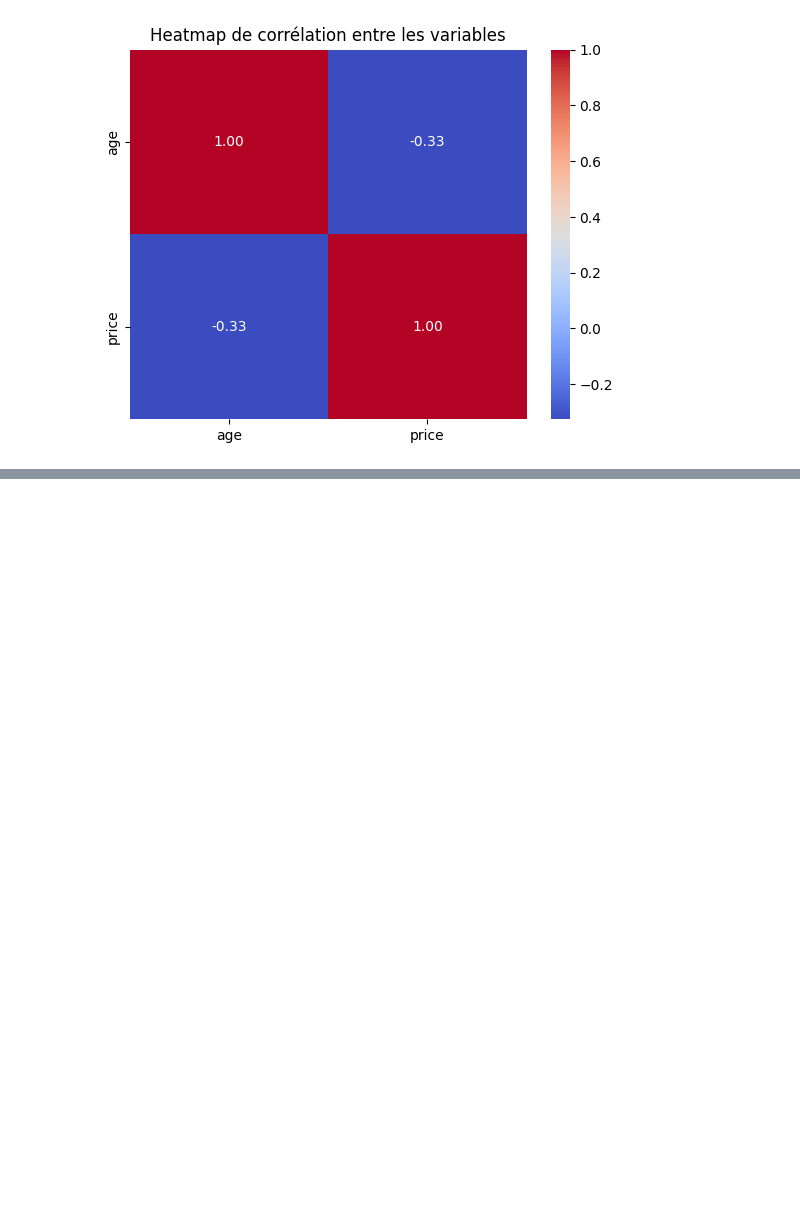
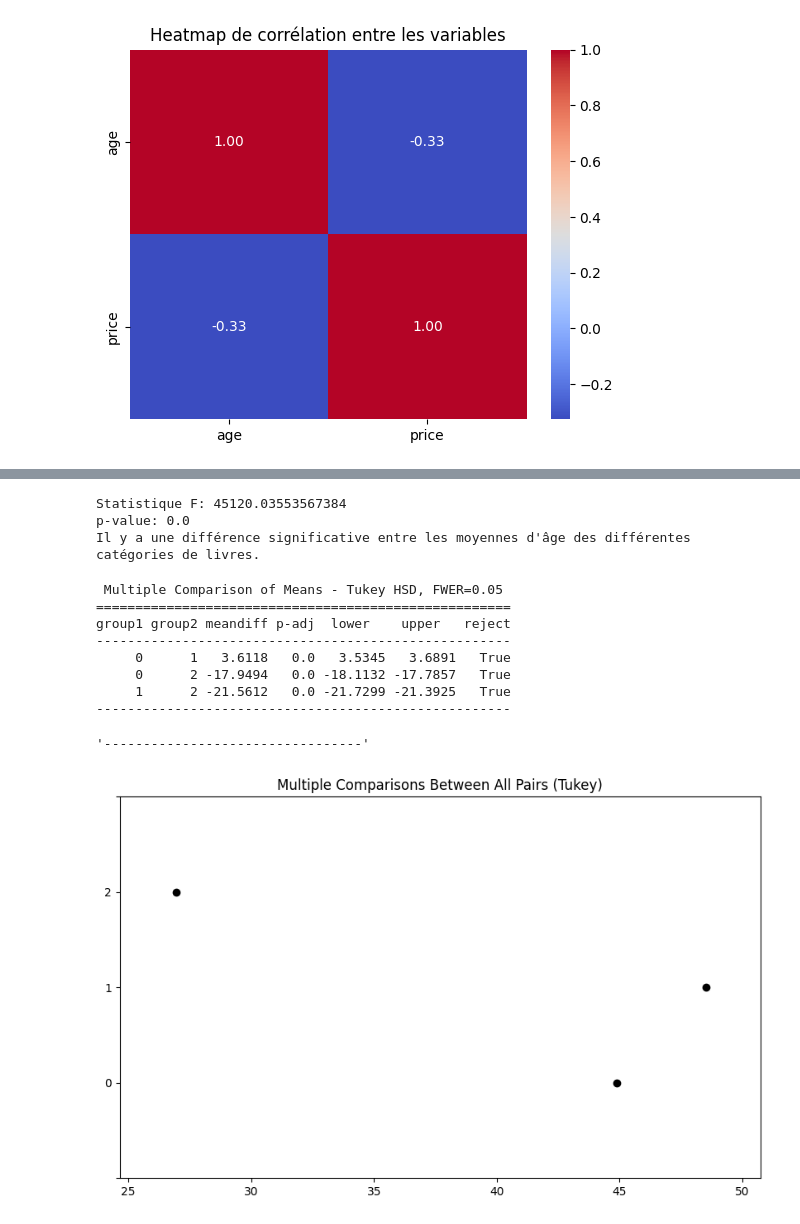
Before and after one commit to IshemZ/Projet_6-Lapage, a Jupyter notebook: Programme/5.data_statistics.ipynb, the cells around one changed output, grey strips where cells are left out. Cells and saved outputs as stored; diff of their text form; code cells hidden in the pictures; blank space fills up the shorter version.

Commit message:
Ajout du test ANOVA et Tukey

```diff
--- a/Programme/5.data_statistics.ipynb
+++ b/Programme/5.data_statistics.ipynb
@@ -797,0 +805,48 @@ plt.show()
+# %%
+group_0 = df_stat[df_stat['categ'] == '0']['age']
+group_1 = df_stat[df_stat['categ'] == '1']['age']
+group_2 = df_stat[df_stat['categ'] == '2']['age']
+# %%
+# ANOVA
+f_statistic, p_value = f_oneway(group_0, group_1, group_2)
+
+print('Statistique F:', f_statistic)
+print('p-value:', p_value)
+
+# Interprétation des résultats
+if p_value < 0.05:
+    print("Il y a une différence significative entre les moyennes d'âge des différentes catégories de livres.")
+else:
+    print("Il n'y a pas de différence significative entre les moyennes d'âge des différentes catégories de livres.")
+# %% [output]
+Statistique F: 45120.03553567384
+p-value: 0.0
+Il y a une différence significative entre les moyennes d'âge des différentes catégories de livres.
+# %%
+# Test de Tukey
+from statsmodels.stats.multicomp import pairwise_tukeyhsd
+
+# Créer un DataFrame pour le test de Tukey
+df_tukey = pd.DataFrame({'vals': np.concatenate([group_0, group_1, group_2]),
+                         'group': np.concatenate([['0'] * len(group_0), ['1'] * len(group_1), ['2'] * len(group_2)])})
+
+# Réaliser le test de Tukey
+tukey = pairwise_tukeyhsd(endog=df_tukey['vals'], groups=df_tukey['group'], alpha=0.05)
+
+# Afficher les résultats
+print(tukey)
+display('---------------------------------')
+# Test de Tukey
+tukey.plot_simultaneous()
+plt.show()
+# %% [output]
+ Multiple Comparison of Means - Tukey HSD, FWER=0.05
+=====================================================
+group1 group2 meandiff p-adj  lower    upper   reject
+-----------------------------------------------------
+     0      1   3.6118   0.0   3.5345   3.6891   True
+     0      2 -17.9494   0.0 -18.1132 -17.7857   True
+     1      2 -21.5612   0.0 -21.7299 -21.3925   True
+-----------------------------------------------------
+'---------------------------------'
+[figure, added]
```
Also changed, not shown: parts of 3 cells of this notebook.
